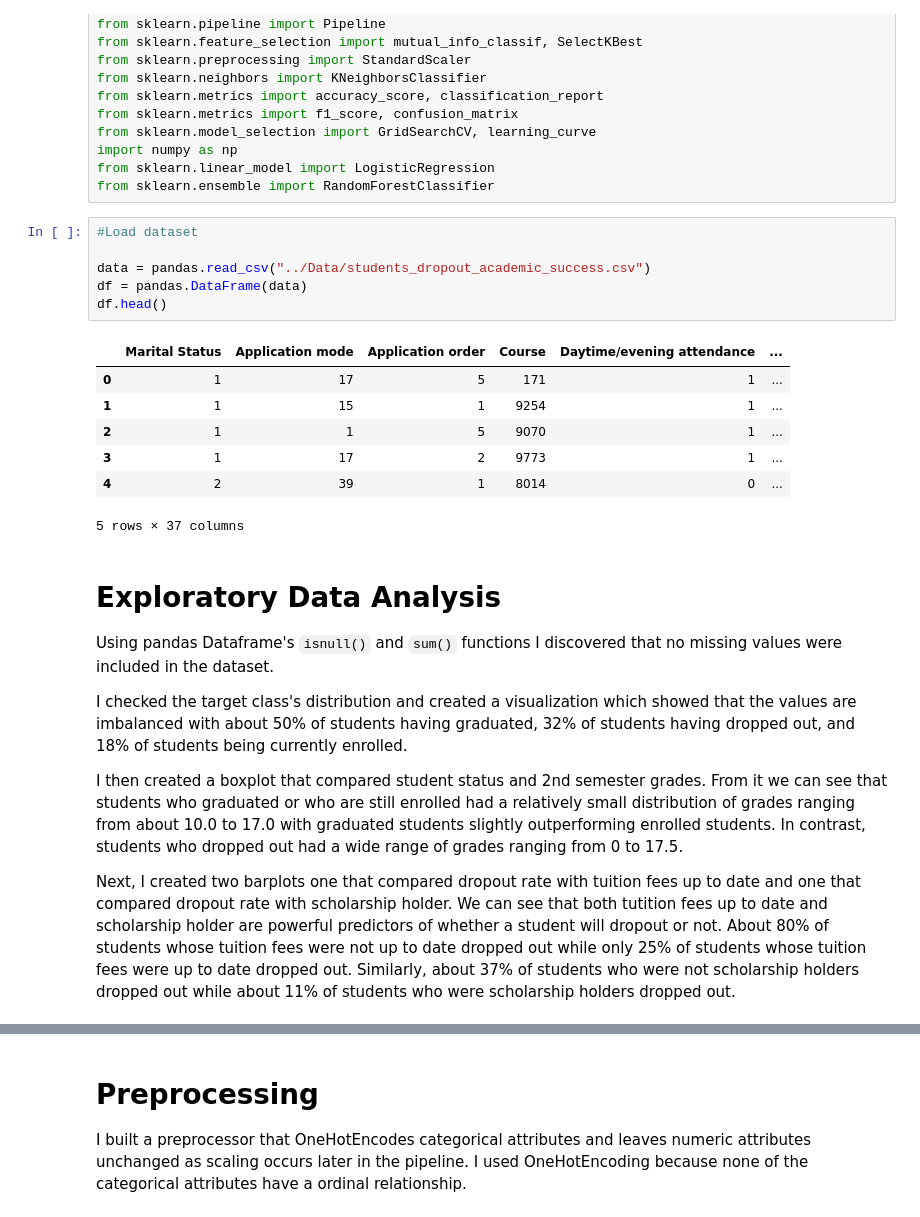
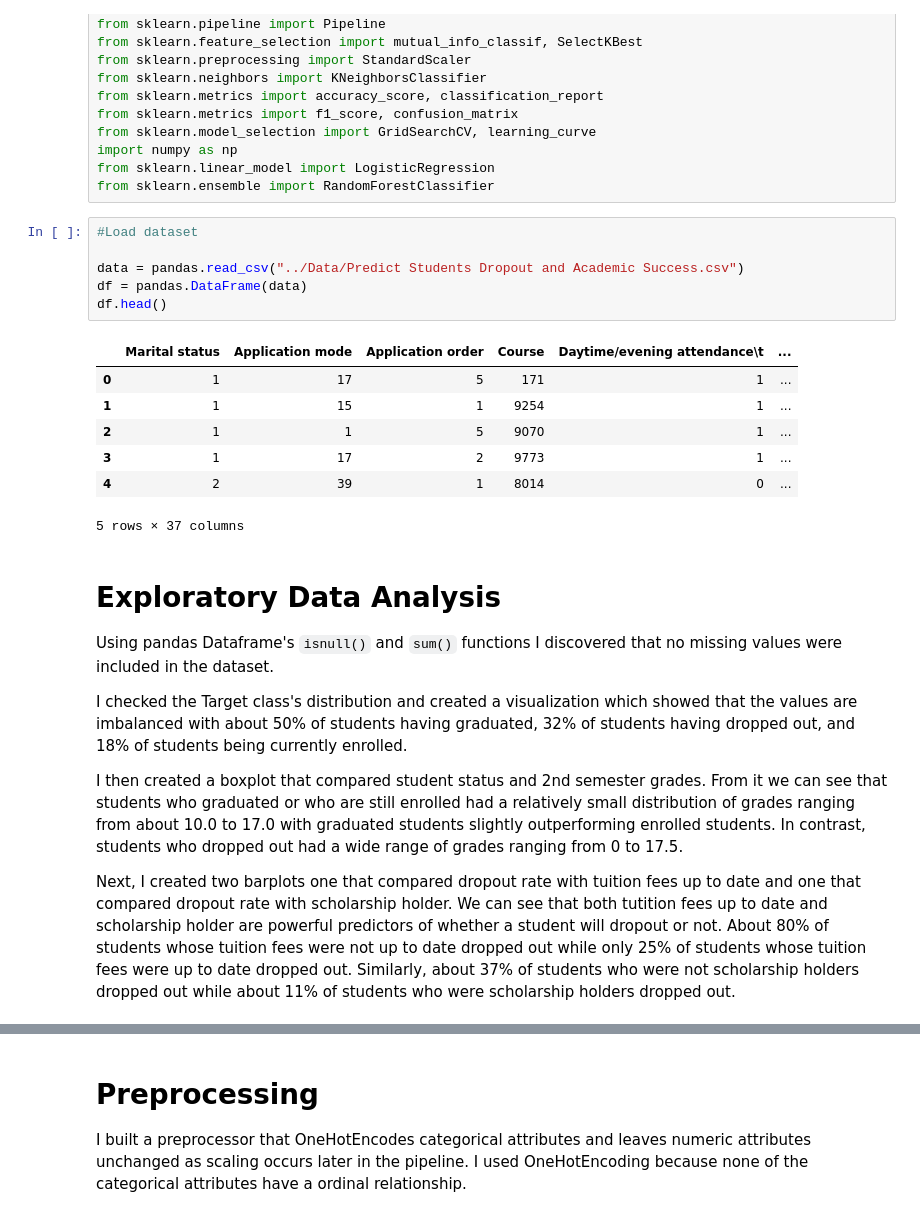
Before and after one commit to jessedunc/Student-Dropout-Predictions, a Jupyter notebook: Notebook/student_predictions_notebook.ipynb, the cells around one changed output, grey strips where cells are left out. Saved outputs shown, nothing was run; the diff lists cells and outputs as text.

```diff
--- a/Notebook/student_predictions_notebook.ipynb
+++ b/Notebook/student_predictions_notebook.ipynb
@@ -37,11 +37,11 @@ from sklearn.ensemble import RandomForestClassifier
 # %%
 #Load dataset
 
-data = pandas.read_csv("../Data/students_dropout_academic_success.csv")
+data = pandas.read_csv("../Data/Predict Students Dropout and Academic Success.csv")
 df = pandas.DataFrame(data)
 df.head()
 # %% [output]
-|  | Marital Status | Application mode | Application order | Course | Daytime/evening attendance | ... |
+|  | Marital status | Application mode | Application order | Course | Daytime/evening attendance\t | ... |
 | 0 | 1 | 17 | 5 | 171 | 1 | ... |
 | 1 | 1 | 15 | 1 | 9254 | 1 | ... |
 | 2 | 1 | 1 | 5 | 9070 | 1 | ... |
@@ -54,7 +54,7 @@ df.head()
 Using pandas Dataframe's `isnull()` and `sum()` functions I discovered that no missing values were
 included in the dataset.
 
-I checked the target class's distribution and created a visualization which showed that the values are imbalanced
+I checked the Target class's distribution and created a visualization which showed that the values are imbalanced
 with about 50% of students having graduated, 32% of students having dropped out, and 18% of students being
 currently enrolled.
 
```
Also changed, not shown: parts of 11 cells of this notebook.
